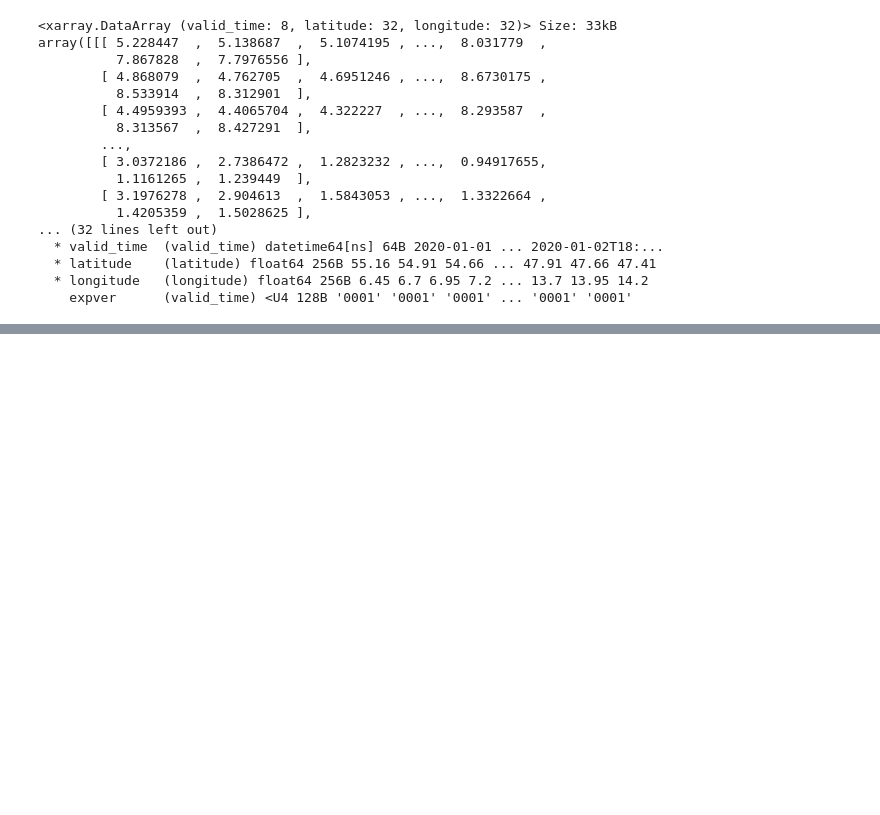
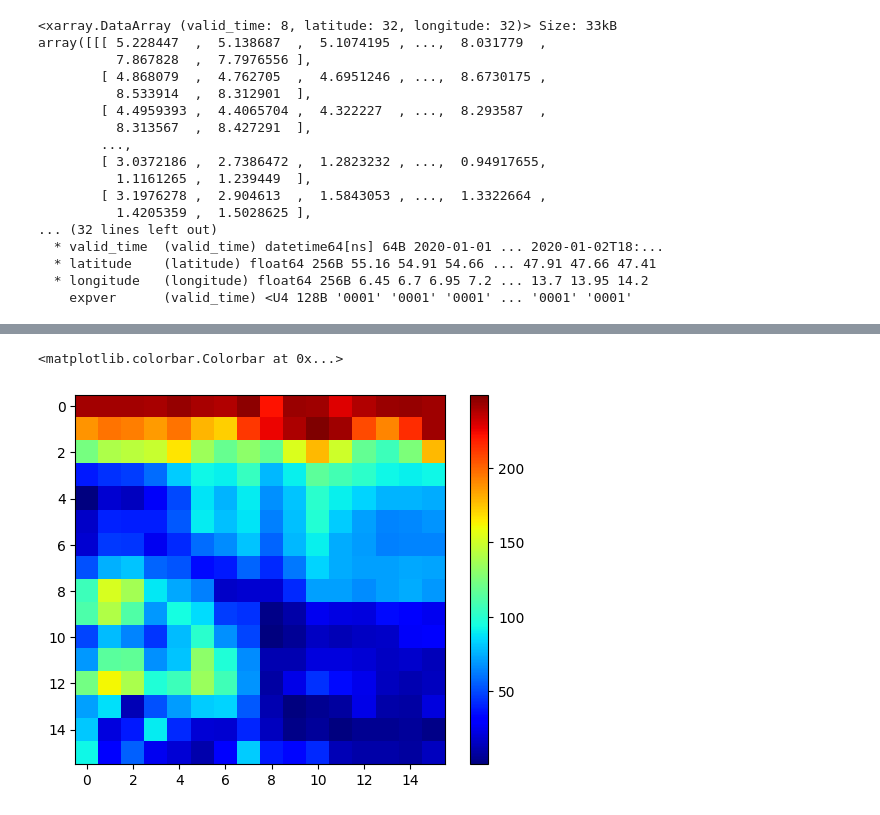
Before and after one commit to UBela/temporal_sr, a Jupyter notebook: firststeps.ipynb, the cells around one changed output, grey strips where cells are left out. Saved outputs shown, nothing was run; the diff lists cells and outputs as text; code cells hidden in the pictures; blank space fills up the shorter version.

```diff
--- a/firststeps.ipynb
+++ b/firststeps.ipynb
@@ -95,0 +83,30 @@ ValueError: Unknown resampling filter (200). Use Image.Resampling.NEAREST (0), I
+# %%
+# Low resolution images, apply average pooling of 2x2
+def average_pooling(data, scale):
+    new_h, new_w = data.shape[0]//scale, data.shape[1]//scale
+
+    data = data.reshape(new_h,scale ,new_w,scale).mean(axis=(1, 3))
+    # to uint8
+    data = np.uint8(data)
+    return data
+
+data_arr_lr_2 = []
+
+for i,data in enumerate(data_arr):
+
+    data = average_pooling(data, 2)
+    data_arr_lr_2.append(data)
+    img = Image.fromarray(data)
+    img.save(f'data/images/lr_2x2_{i}.png')
+data_arr_lr_8 = []
+for i, data in enumerate(data_arr):
+    data = average_pooling(data, 8)
+    img = Image.fromarray(data)
+    data_arr_lr_8.append(data)
+    img.save(f'data/images/lr_8x8_{i}.png')
+# %%
+plt.imshow(data_arr_lr_2[0], cmap='jet', interpolation='nearest')
+plt.colorbar()
+# %% [output]
+<matplotlib.colorbar.Colorbar at 0x...>
+[figure, added]
```
Also changed, not shown: parts of 6 cells of this notebook, 32 other files.
